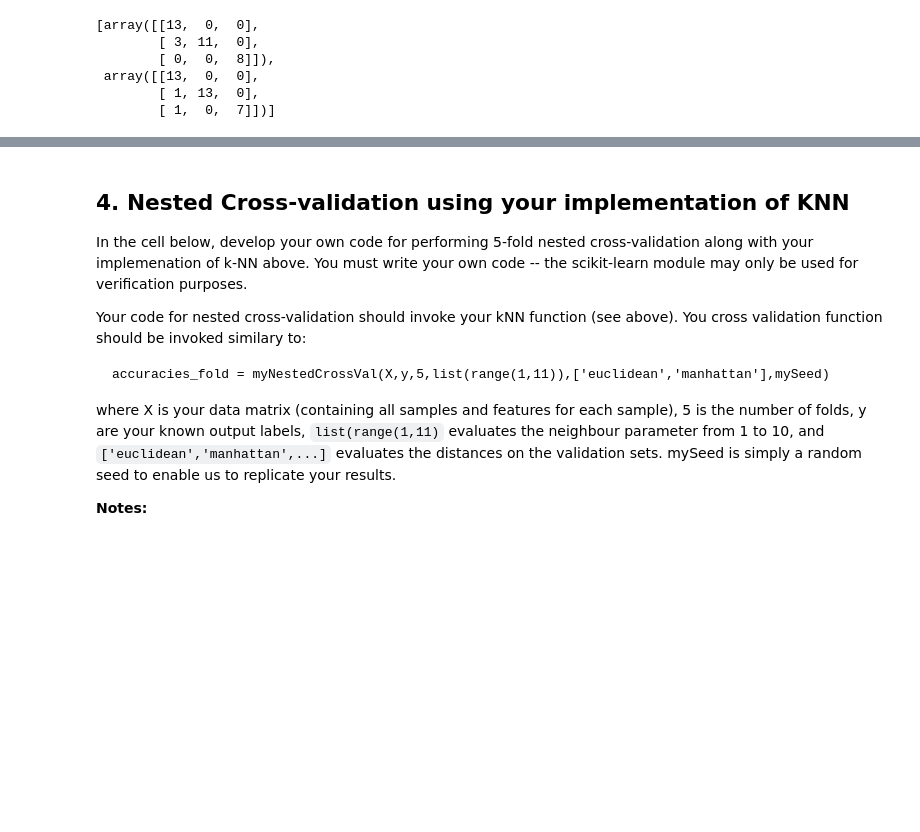
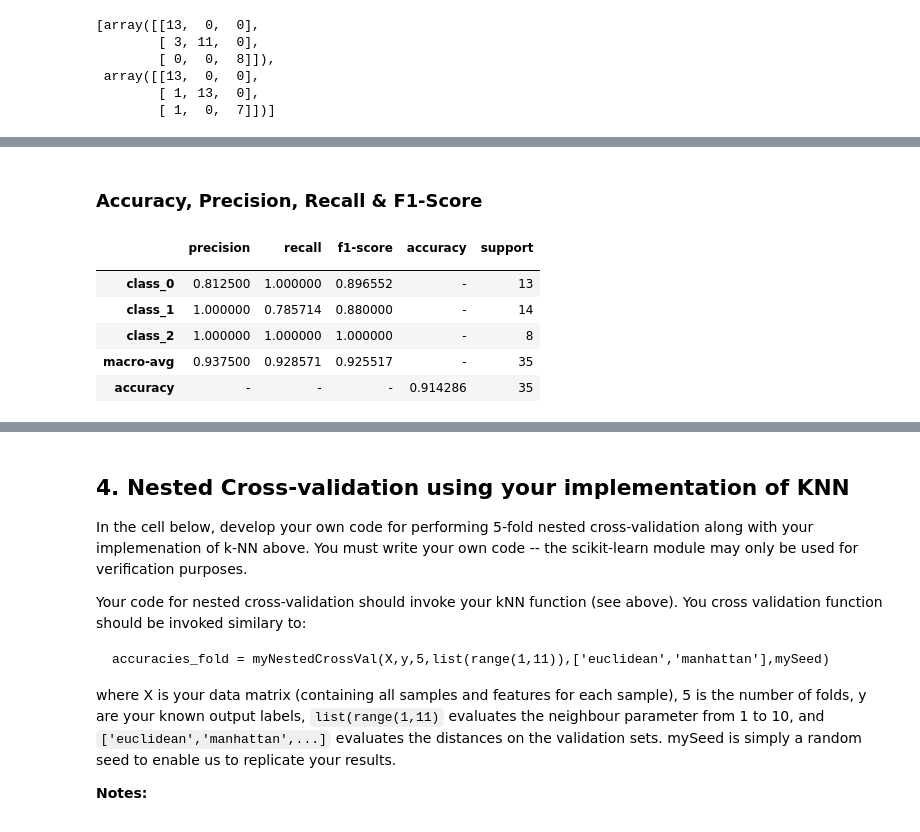
Before and after one commit to hudsonmendes/uolondon-cm3015-mlnn, a Jupyter notebook: report.ipynb, the cells around one changed output, grey strips where cells are left out. Cells and saved outputs as stored; diff of their text form; code cells hidden in the pictures; blank space fills up the shorter version.

```diff
--- a/report.ipynb
+++ b/report.ipynb
@@ -356,7 +358,7 @@ You might want to test your functions on some test data, and compare the results
 # confusion matrix
 
 
-def calculatePairwiseConfusionMatrix(
+def compileConfusionMatrix(
     y_true: np.ndarray,
     y_pred: np.ndarray,
     labels: np.ndarray,
@@ -369,22 +371,22 @@ def calculatePairwiseConfusionMatrix(
     :return: the confusion matrix
     """
     # allocate memory for the confusion matrix
-    confusion_matrix = np.zeros((len(labels), len(labels)), dtype=int)
+    cm = np.zeros((len(labels), len(labels)), dtype=int)
     # iterate over the labels
     for i, label in enumerate(labels):
         # get the indices where the true label is equal to the current label
-        pred_indices_for_label = np.where(y_true == label)[0]
+        label_ixs = np.where(y_true == label)[0]
         # get the predicted labels for the current label
-        y_pred_for_label = y_pred[pred_indices_for_label]
+        label_y_pred = y_pred[label_ixs]
         # calculate the confusion matrix for the current label
-        confusion_matrix[i] = np.bincount(y_pred_for_label, minlength=len(labels))
+        cm[i] = np.bincount(label_y_pred, minlength=len(labels))
     # return the confusion matrix
-    return confusion_matrix
+    return cm
 
 
 [
-    calculatePairwiseConfusionMatrix(y2, y2_pred, labels=np.unique(y)),
-    calculatePairwiseConfusionMatrix(y2, y2N_pred, labels=np.unique(y)),
+    compileConfusionMatrix(y2, y2_pred, labels=np.unique(y)),
+    compileConfusionMatrix(y2, y2N_pred, labels=np.unique(y)),
 ]
 # %% [output]
 [array([[13,  0,  0],
@@ -408,0 +398,2 @@ def calculatePairwiseConfusionMatrix(
+# %% [markdown]
+### Accuracy, Precision, Recall & F1-Score
@@ -408,0 +521,11 @@ def calculatePairwiseConfusionMatrix(
+# %%
+# test evaluation code
+displayMetrics(y2, y2_pred, labels=np.unique(y), label_names=wine.target_names)
+# %% [output]
+|  | precision | recall | f1-score | accuracy | support |
+|  |  |  |  |  |  |
+| class_0 | 0.812500 | 1.000000 | 0.896552 | - | 13 |
+| class_1 | 1.000000 | 0.785714 | 0.880000 | - | 14 |
+| class_2 | 1.000000 | 1.000000 | 1.000000 | - | 8 |
+| macro-avg | 0.937500 | 0.928571 | 0.925517 | - | 35 |
+| accuracy | - | - | - | 0.914286 | 35 |
```
Also changed, not shown: parts of 7 cells of this notebook.
